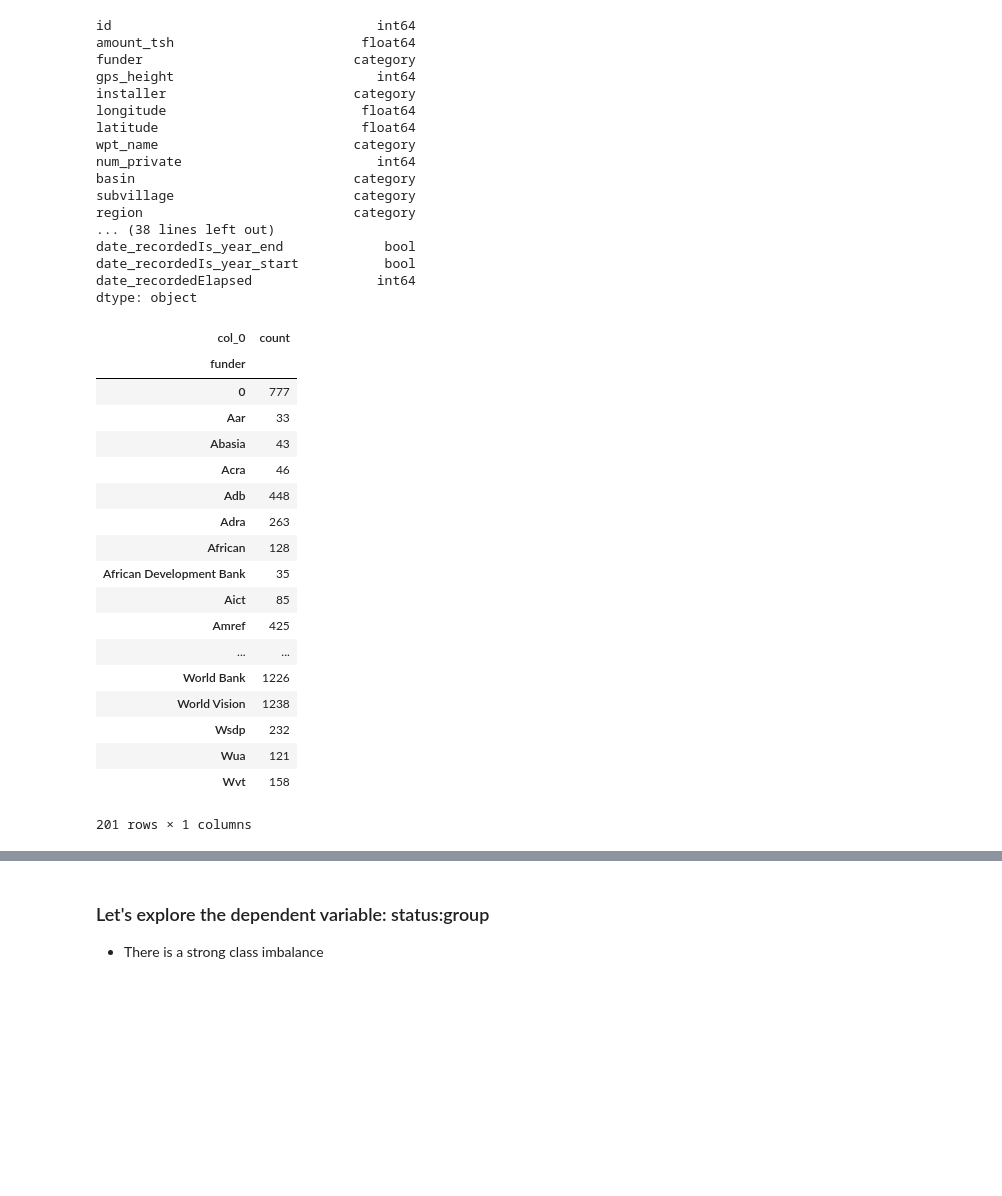
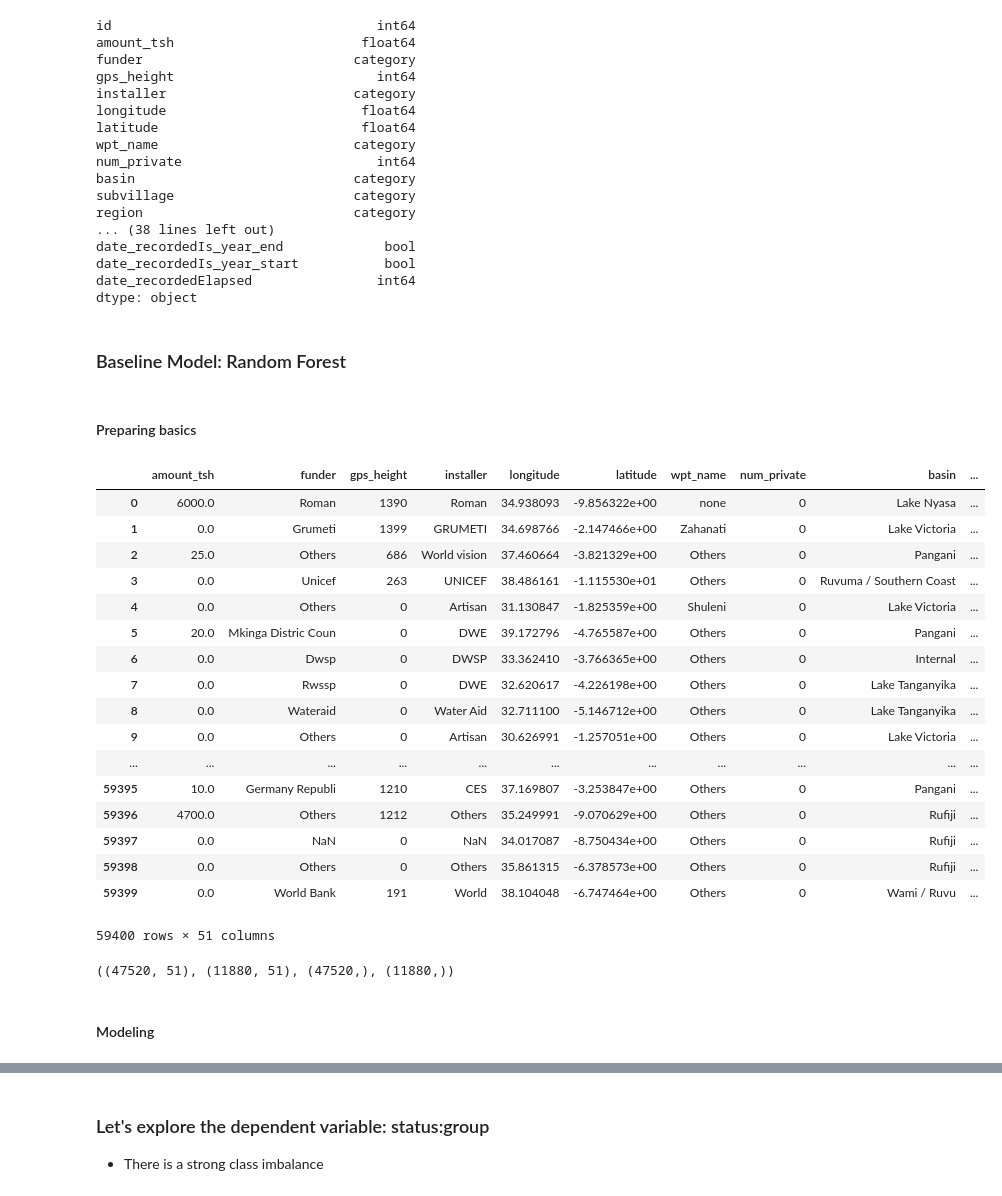
Before and after one commit to Nell87/Water-Pumps-Competition, a Jupyter notebook: water_pumps_comp.ipynb, the cells around one changed output, grey strips where cells are left out. Saved outputs shown, nothing was run; the diff lists cells and outputs as text; code cells hidden in the pictures; blank space fills up the shorter version.

Commit message:
Baseline model

```diff
--- a/water_pumps_comp.ipynb
+++ b/water_pumps_comp.ipynb
@@ -206,27 +210,33 @@ date_recordedIs_year_end             bool
 date_recordedIs_year_start           bool
 date_recordedElapsed                int64
 dtype: object
-# %%
-payment_tab = pd.crosstab(index=data["funder"],  # Make a crosstab
-                              columns="count")      # Name the count column
-payment_tab
-# %% [output]
-| col_0 | count |
-| funder |  |
-| 0 | 777 |
-| Aar | 33 |
-| Abasia | 43 |
-| Acra | 46 |
-| Adb | 448 |
-| Adra | 263 |
-| African | 128 |
-| African Development Bank | 35 |
-| Aict | 85 |
-| Amref | 425 |
-| ... | ... |
-| World Bank | 1226 |
-| World Vision | 1238 |
-| Wsdp | 232 |
-| Wua | 121 |
-| Wvt | 158 |
-201 rows × 1 columns
+# %% [markdown]
+### Baseline Model: Random Forest
+# %% [markdown]
+#### Preparing basics
+# %%
+# Create training set
+train_dp = data["status_group"]
+train_dp
+
+train_ip = data.drop(['status_group', 'id'], axis = 1)
+train_ip
+# %% [output]
+|  | amount_tsh | funder | gps_height | installer | longitude | latitude | wpt_name | num_private | basin | ... |
+| 0 | 6000.0 | Roman | 1390 | Roman | 34.938093 | -9.856322e+00 | none | 0 | Lake Nyasa | ... |
+| 1 | 0.0 | Grumeti | 1399 | GRUMETI | 34.698766 | -2.147466e+00 | Zahanati | 0 | Lake Victoria | ... |
+| 2 | 25.0 | Others | 686 | World vision | 37.460664 | -3.821329e+00 | Others | 0 | Pangani | ... |
+| 3 | 0.0 | Unicef | 263 | UNICEF | 38.486161 | -1.115530e+01 | Others | 0 | Ruvuma / Southern Coast | ... |
+| 4 | 0.0 | Others | 0 | Artisan | 31.130847 | -1.825359e+00 | Shuleni | 0 | Lake Victoria | ... |
+| 5 | 20.0 | Mkinga Distric Coun | 0 | DWE | 39.172796 | -4.765587e+00 | Others | 0 | Pangani | ... |
+| 6 | 0.0 | Dwsp | 0 | DWSP | 33.362410 | -3.766365e+00 | Others | 0 | Internal | ... |
+| 7 | 0.0 | Rwssp | 0 | DWE | 32.620617 | -4.226198e+00 | Others | 0 | Lake Tanganyika | ... |
+| 8 | 0.0 | Wateraid | 0 | Water Aid | 32.711100 | -5.146712e+00 | Others | 0 | Lake Tanganyika | ... |
+| 9 | 0.0 | Others | 0 | Artisan | 30.626991 | -1.257051e+00 | Others | 0 | Lake Victoria | ... |
+| ... | ... | ... | ... | ... | ... | ... | ... | ... | ... | ... |
+| 59395 | 10.0 | Germany Republi | 1210 | CES | 37.169807 | -3.253847e+00 | Others | 0 | Pangani | ... |
+| 59396 | 4700.0 | Others | 1212 | Others | 35.249991 | -9.070629e+00 | Others | 0 | Rufiji | ... |
+| 59397 | 0.0 | NaN | 0 | NaN | 34.017087 | -8.750434e+00 | Others | 0 | Rufiji | ... |
+| 59398 | 0.0 | Others | 0 | Others | 35.861315 | -6.378573e+00 | Others | 0 | Rufiji | ... |
+| 59399 | 0.0 | World Bank | 191 | World | 38.104048 | -6.747464e+00 | Others | 0 | Wami / Ruvu | ... |
+59400 rows × 51 columns
@@ -232,0 +246,5 @@ payment_tab
+# %%
+# Let's check the dimensions
+train_ip.shape, test_ip.shape, train_dp.shape, test_dp.shape
+# %% [output]
+((47520, 51), (11880, 51), (47520,), (11880,))
@@ -232,0 +258,2 @@ payment_tab
+# %% [markdown]
+#### Modeling
```
Also changed, not shown: parts of 24 cells of this notebook.
